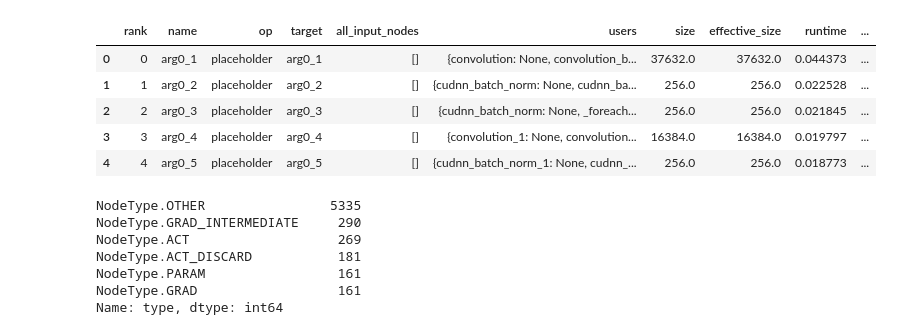
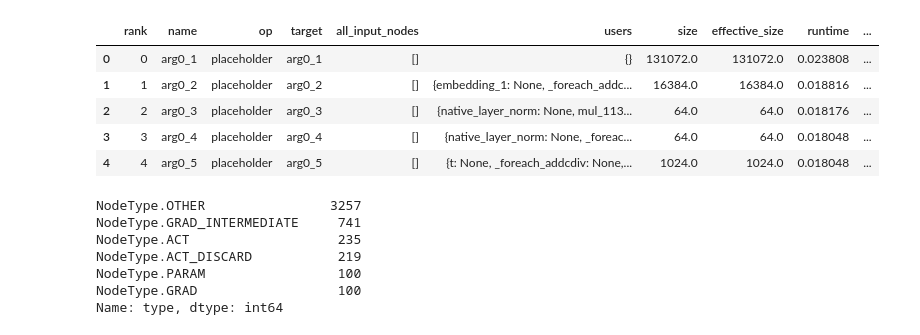
Before and after one commit to keremdayi2/CS265-mlsys-project, a Jupyter notebook: analysis.ipynb, the cells around one changed output. Cells and saved outputs as stored; diff of their text form; code cells hidden in the pictures.

```diff
--- a/analysis.ipynb
+++ b/analysis.ipynb
@@ -1,47 +1,51 @@
 # %%
 import pandas as pd
 import numpy as np
 import matplotlib.pyplot as plt
 import matplotlib.style as style
 
 # style.use('seaborn-v0_8-whitegrid')
 from IPython.display import display
 
 model_names = [
     'transformer',
     'resnet18',
     'resnet50'
     ]
 
 # set this to be the same as the one in the experiment
-model_idx = 2
-
+model_idx = 0
+batch_size = 64
 model = model_names[model_idx]
 
-data_file = f'out/{model}.csv'
+data_file_pre = f'out/{model}_{batch_size}_pre.csv'
+data_file_post = f'out/{model}_{batch_size}_post.csv'
 
-df = pd.read_csv(data_file)
+df_pre = pd.read_csv(data_file_pre)
+df_post = pd.read_csv(data_file_post)
+
+df = df_post
 
 name_to_rank = {}
 for _, row in df.iterrows():
     name_to_rank[row['name']] = row['rank']
 
 df['type'].value_counts()
 display(df.head())
 display(df['type'].value_counts())
 # %% [output]
 |  | rank | name | op | target | all_input_nodes | users | size | effective_size | runtime | ... |
-| 0 | 0 | arg0_1 | placeholder | arg0_1 | [] | {convolution: None, convolution_b... | 37632.0 | 37632.0 | 0.044373 | ... |
-| 1 | 1 | arg0_2 | placeholder | arg0_2 | [] | {cudnn_batch_norm: None, cudnn_ba... | 256.0 | 256.0 | 0.022528 | ... |
-| 2 | 2 | arg0_3 | placeholder | arg0_3 | [] | {cudnn_batch_norm: None, _foreach... | 256.0 | 256.0 | 0.021845 | ... |
-| 3 | 3 | arg0_4 | placeholder | arg0_4 | [] | {convolution_1: None, convolution... | 16384.0 | 16384.0 | 0.019797 | ... |
-| 4 | 4 | arg0_5 | placeholder | arg0_5 | [] | {cudnn_batch_norm_1: None, cudnn_... | 256.0 | 256.0 | 0.018773 | ... |
+| 0 | 0 | arg0_1 | placeholder | arg0_1 | [] | {} | 131072.0 | 131072.0 | 0.023808 | ... |
+| 1 | 1 | arg0_2 | placeholder | arg0_2 | [] | {embedding_1: None, _foreach_addc... | 16384.0 | 16384.0 | 0.018816 | ... |
+| 2 | 2 | arg0_3 | placeholder | arg0_3 | [] | {native_layer_norm: None, mul_113... | 64.0 | 64.0 | 0.018176 | ... |
+| 3 | 3 | arg0_4 | placeholder | arg0_4 | [] | {native_layer_norm: None, _foreac... | 64.0 | 64.0 | 0.018048 | ... |
+| 4 | 4 | arg0_5 | placeholder | arg0_5 | [] | {t: None, _foreach_addcdiv: None,... | 1024.0 | 1024.0 | 0.018048 | ... |
-NodeType.OTHER                5335
-NodeType.GRAD_INTERMEDIATE     290
-NodeType.ACT                   269
-NodeType.ACT_DISCARD           181
-NodeType.PARAM                 161
-NodeType.GRAD                  161
+NodeType.OTHER                3257
+NodeType.GRAD_INTERMEDIATE     741
+NodeType.ACT                   235
+NodeType.ACT_DISCARD           219
+NodeType.PARAM                 100
+NodeType.GRAD                  100
 Name: type, dtype: int64
 # %%
 # some preprocessing
```
Also changed, not shown: parts of 6 cells of this notebook, 29 other files.
